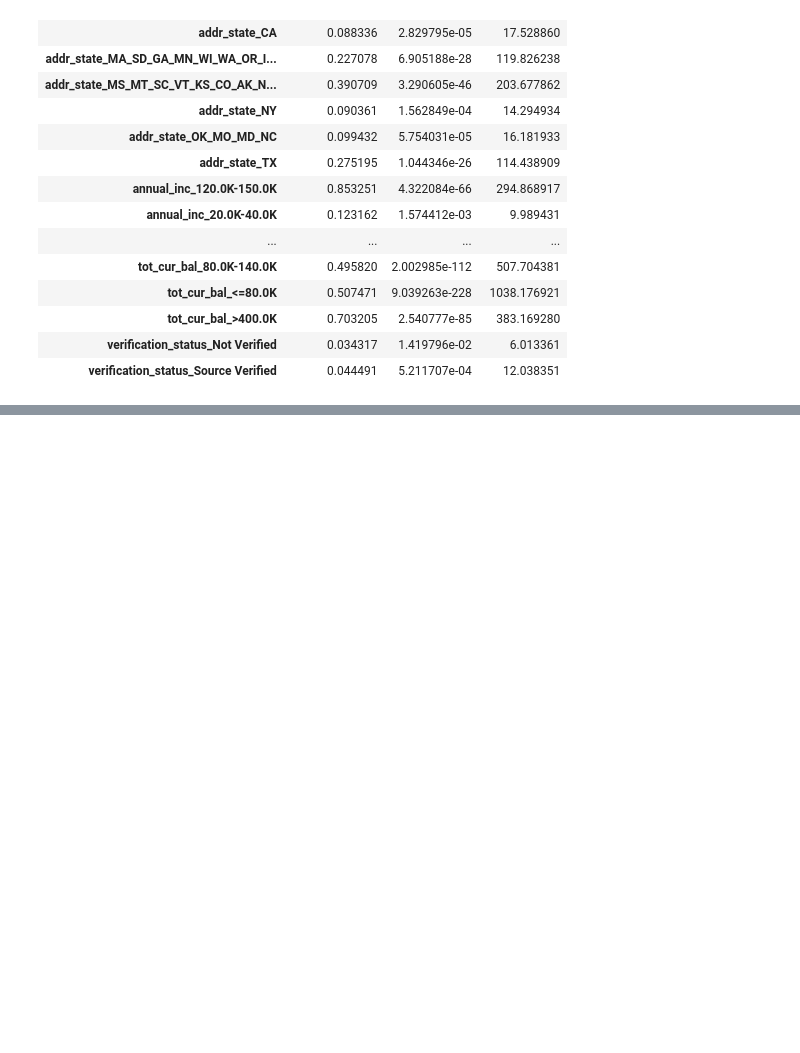
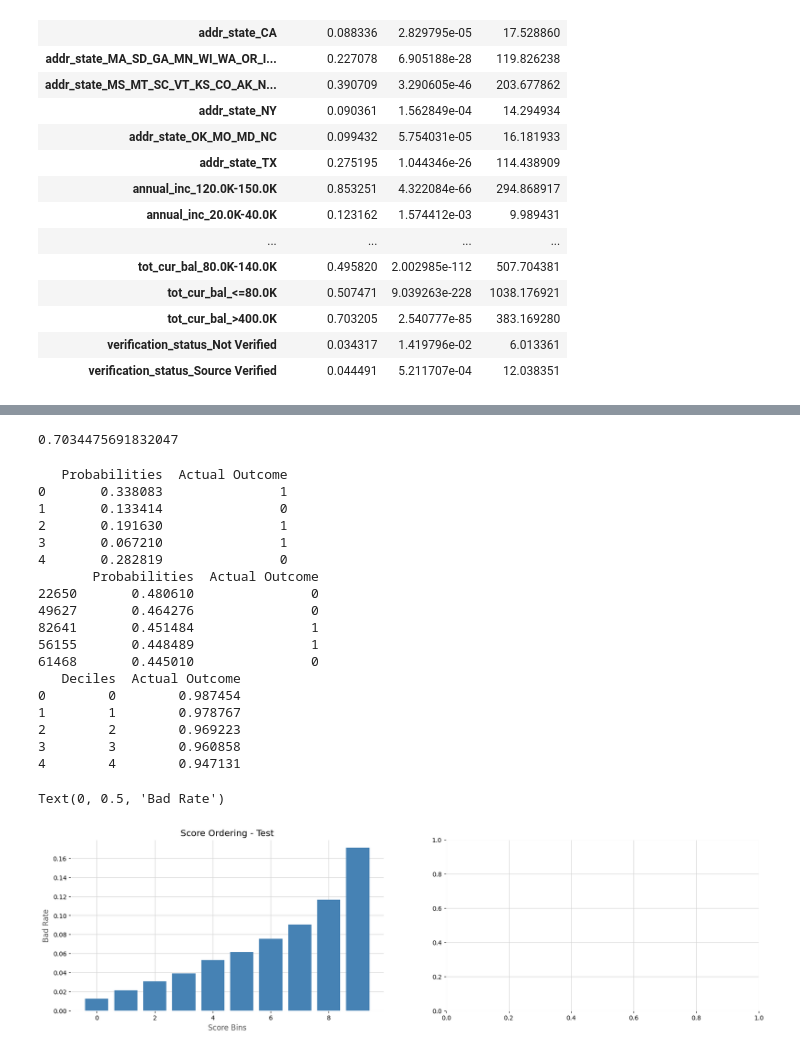
Before and after one commit to allmeidaapedro/Lending-Club-Credit-Scoring, a Jupyter notebook: notebooks/3_pd_modeling.ipynb, the cells around one changed output, grey strips where cells are left out. Drawn from its saved outputs; the diff is of its cells as text; code cells hidden in the pictures; blank space fills up the shorter version.

```diff
--- a/notebooks/3_pd_modeling.ipynb
+++ b/notebooks/3_pd_modeling.ipynb
@@ -509,0 +543,70 @@ summary_table
+# %%
+# Make predictions on the out-of-time test sample.
+probas_good_test = log_reg.predict(X_test_prepared)
+probas_bad_test = 1 - probas_good_test
+
+# Make predictions on the training set.
+probas_good_train = log_reg.predict(X_train_prepared)
+probas_bad_train = 1 - probas_good_train
+# %%
+from sklearn.metrics import roc_auc_score
+print(roc_auc_score(y_test, probas_good_test))
+# %% [output]
+0.7034475691832047
+# %%
+fig, ax = plt.subplots(1, 2, figsize=(20, 5))
+
+# Predicted probabilities on training set.
+probas = probas_bad_test
+
+# Add some noise to the predicted probabilities.
+#noise = np.random.uniform(0, 0.0001, size=probas.shape)
+#probas += noise
+
+# Round to avoid duplicate problems in bin limits.
+#probas = round(probas, 10)
+
+# Create a dataframe with the predicted probabilities and real values.
+df = pd.DataFrame({'Probabilities': probas, 'Actual Outcome': y_test.reset_index(drop=True)})
+
+print(df.head())
+
+# Sort the data by probabilities.
+df = df.sort_values(by='Probabilities', ascending=False)
+
+print(df.head())
+
+# Calculate the deciles.
+df['Deciles'] = pd.qcut(df['Probabilities'], q=10, labels=False, duplicates='drop')
+
+# Calculates the bad rate per Decile.
+decile_analysis = df.groupby('Deciles')['Actual Outcome'].mean().reset_index()
+print(decile_analysis.head())
+decile_analysis['Bad Rate'] = 1 - decile_analysis['Actual Outcome']
+
+# Plot bar graph of deciles vs event rate.
+ax[0].bar(decile_analysis['Deciles'], decile_analysis['Bad Rate'], color='steelblue')
+ax[0].set_title('Score Ordering - Test')
+ax[0].set_xlabel('Score Bins')
+ax[0].set_ylabel('Bad Rate')
+# %% [output]
+   Probabilities  Actual Outcome
+0       0.338083               1
+1       0.133414               0
+2       0.191630               1
+3       0.067210               1
+4       0.282819               0
+       Probabilities  Actual Outcome
+22650       0.480610               0
+49627       0.464276               0
+82641       0.451484               1
+56155       0.448489               1
+61468       0.445010               0
+   Deciles  Actual Outcome
+0        0        0.987454
+1        1        0.978767
+2        2        0.969223
+3        3        0.960858
+4        4        0.947131
+Text(0, 0.5, 'Bad Rate')
+[figure, added]
```
Also changed, not shown: parts of 5 cells of this notebook.
